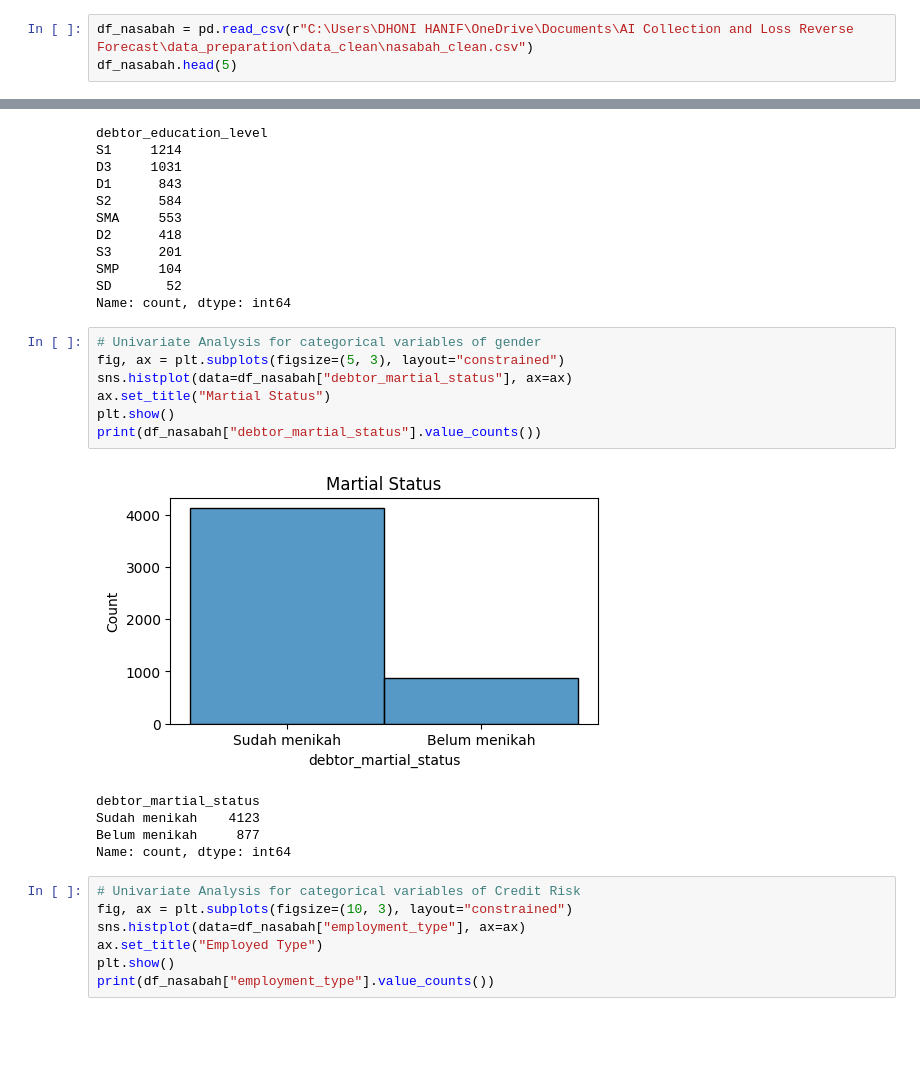
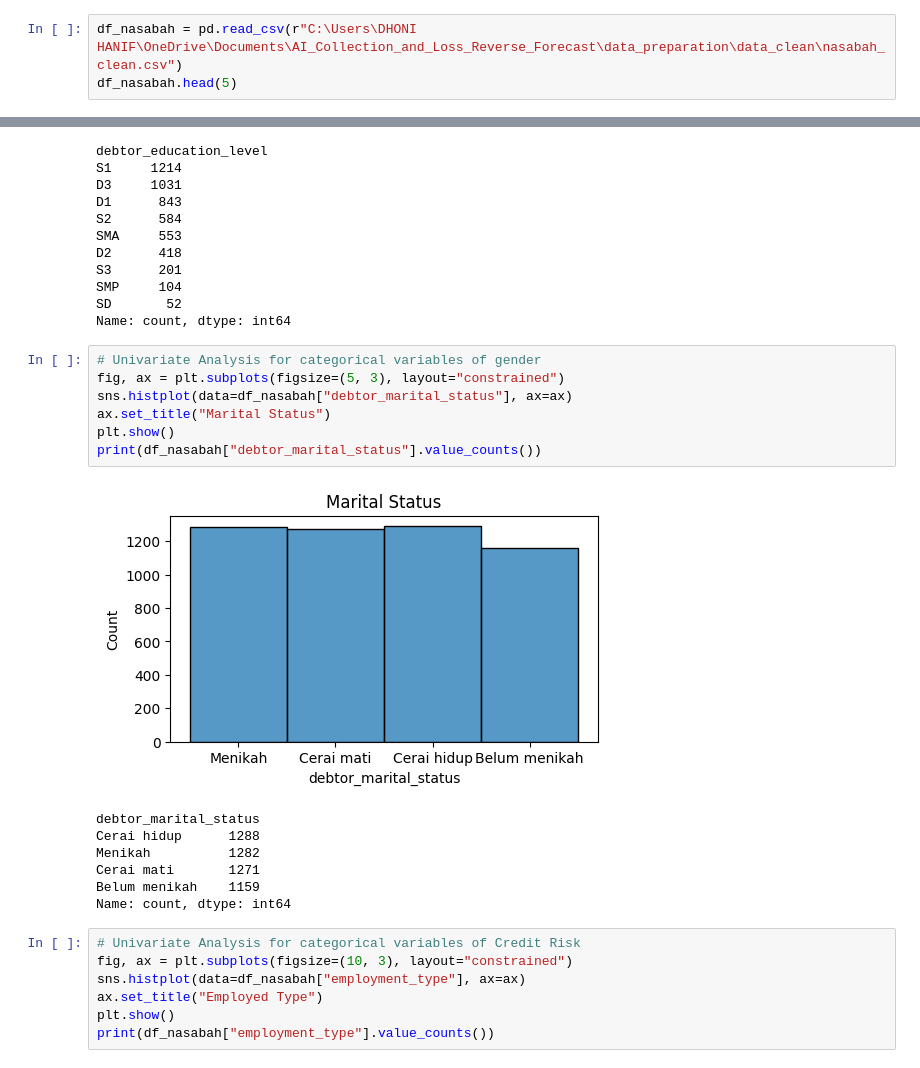
Before and after one commit to dhonihanif/AI_Collection_and_Loss_Reverse_Forecast, a Jupyter notebook: data_preparation/EDA/Univariate_bivariate_multivariate/Univariate_Analysis/nasabah.ipynb, the cells around one changed output, grey strips where cells are left out. Saved outputs shown, nothing was run; the diff lists cells and outputs as text; blank space fills up the shorter version.

```diff
--- a/data_preparation/EDA/Univariate_bivariate_multivariate/Univariate_Analysis/nasabah.ipynb
+++ b/data_preparation/EDA/Univariate_bivariate_multivariate/Univariate_Analysis/nasabah.ipynb
@@ -4,6 +4,6 @@ import pandas as pd
 import matplotlib.pyplot as plt
 import seaborn as sns
 # %%
-df_nasabah = pd.read_csv(r"C:\Users\DHONI HANIF\OneDrive\Documents\AI Collection and Loss Reverse Forecast\data_preparation\data_clean\nasabah_clean.csv")
+df_nasabah = pd.read_csv(r"C:\Users\DHONI HANIF\OneDrive\Documents\AI_Collection_and_Loss_Reverse_Forecast\data_preparation\data_clean\nasabah_clean.csv")
 df_nasabah.head(5)
 # %% [output]
@@ -81,15 +82,17 @@ Name: count, dtype: int64
 # %%
 # Univariate Analysis for categorical variables of gender
 fig, ax = plt.subplots(figsize=(5, 3), layout="constrained")
-sns.histplot(data=df_nasabah["debtor_martial_status"], ax=ax)
-ax.set_title("Martial Status")
+sns.histplot(data=df_nasabah["debtor_marital_status"], ax=ax)
+ax.set_title("Marital Status")
 plt.show()
-print(df_nasabah["debtor_martial_status"].value_counts())
+print(df_nasabah["debtor_marital_status"].value_counts())
 # %% [output]
-[figure, old version]
+[figure, new version]
-debtor_martial_status
-Sudah menikah    4123
-Belum menikah     877
+debtor_marital_status
+Cerai hidup      1288
+Menikah          1282
+Cerai mati       1271
+Belum menikah    1159
 Name: count, dtype: int64
 # %%
 # Univariate Analysis for categorical variables of Credit Risk
```
Also changed, not shown: parts of 14 cells of this notebook, 18 other files.
